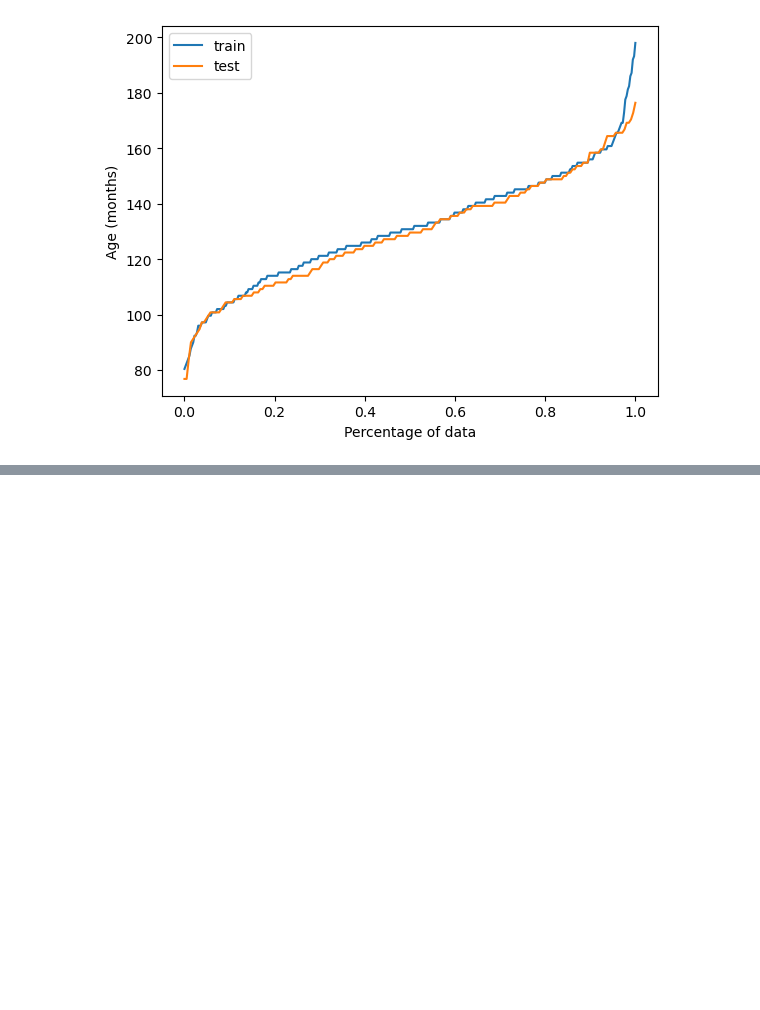
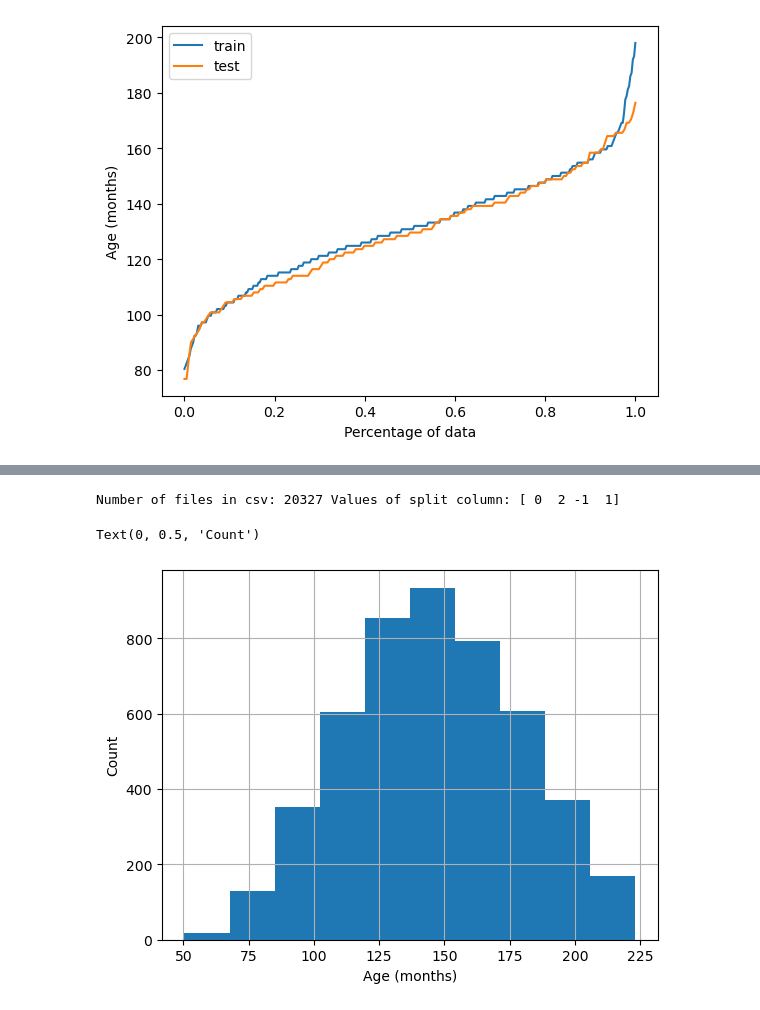
Before and after one commit to MDL-UzL/DenseSeg, a Jupyter notebook: dev/check_graz_ds_split.ipynb, the cells around one changed output, grey strips where cells are left out. Drawn from its saved outputs; the diff is of its cells as text; code cells hidden in the pictures; blank space fills up the shorter version.

```diff
--- a/dev/check_graz_ds_split.ipynb
+++ b/dev/check_graz_ds_split.ipynb
@@ -63,0 +63,16 @@ plt.gca().invert_yaxis()
+# %%
+df_meta = pd.read_csv(csv_path)
+storage = torch.load('/home/ron/Documents/DenseSeg/dataset/data/graz/lms_dsc_800.pth', map_location='cpu')
+available_files = list(storage['keys'])
+
+print(f'Number of files in csv: {len(df_meta)}', 'Values of split column:', df_meta['cv_test_idx'].unique())
+df_meta = df_meta[df_meta['filestem'].isin(available_files)]
+df_meta['age'] = df_meta['age'] * 12
+
+df_meta['age'].hist()
+plt.xlabel('Age (months)')
+plt.ylabel('Count')
+# %% [output]
+Number of files in csv: 20327 Values of split column: [ 0  2 -1  1]
+Text(0, 0.5, 'Count')
+[figure, added]
```
Also changed, not shown: parts of 1 cell of this notebook, 6 other files.
